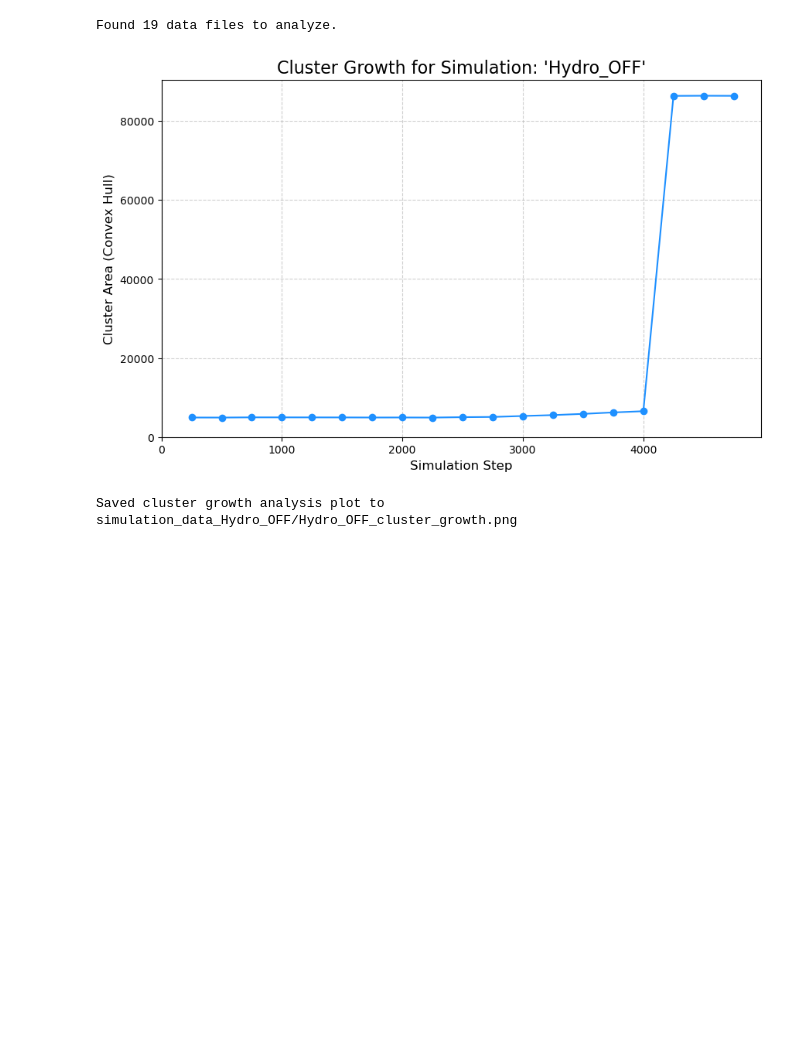
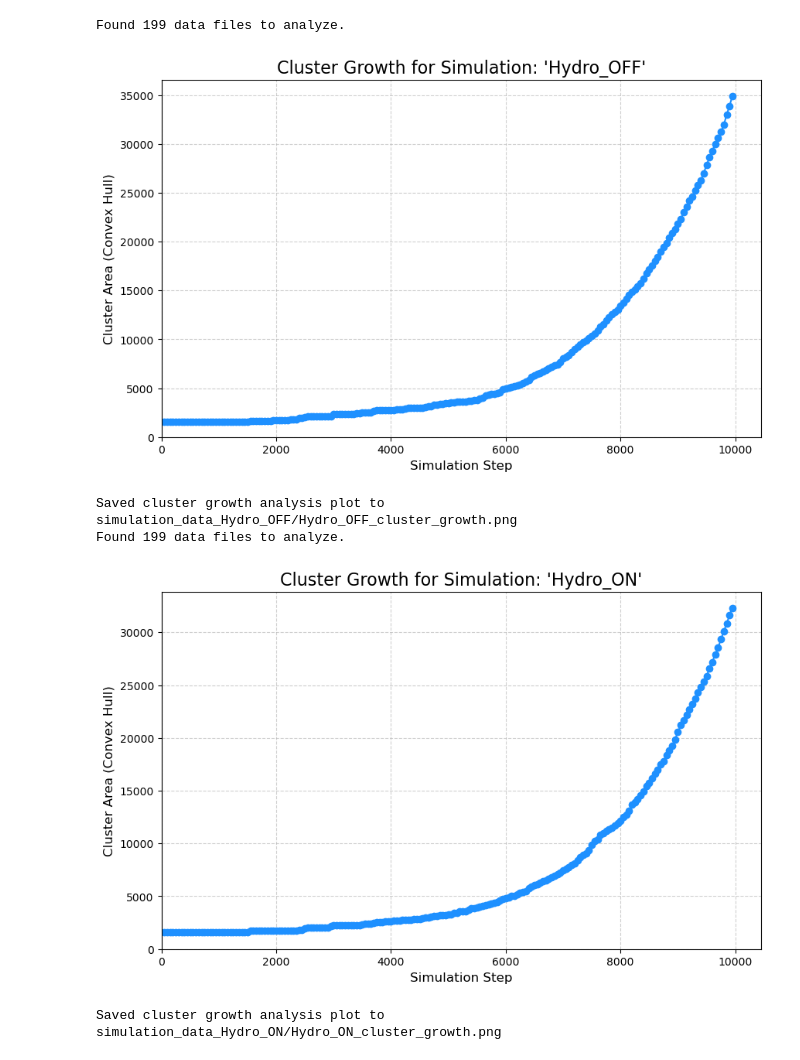
Before and after one commit to samanseifi/CellFlow, a Jupyter notebook: cluster_size.ipynb, the cells around one changed output. Cells and saved outputs as stored; diff of their text form; code cells hidden in the pictures; blank space fills up the shorter version.

```diff
--- a/cluster_size.ipynb
+++ b/cluster_size.ipynb
@@ -63,34 +63,49 @@ def analyze_cluster_growth(output_dir, simulation_name):
 
     # --- Plot the results ---
     fig, ax = plt.subplots(figsize=(10, 6))
     ax.plot(steps, areas, marker='o', linestyle='-', color='dodgerblue')
 
     # --- Style the plot for clarity ---
     ax.set_title(f"Cluster Growth for Simulation: '{simulation_name}'", fontsize=16)
     ax.set_xlabel("Simulation Step", fontsize=12)
     ax.set_ylabel("Cluster Area (Convex Hull)", fontsize=12)
     ax.grid(True, linestyle='--', alpha=0.6)
     ax.set_xlim(left=0)
     ax.set_ylim(bottom=0)
 
     # Save the plot
     output_filename = os.path.join(output_dir, f"{simulation_name}_cluster_growth.png")
     plt.savefig(output_filename)
     plt.show()
 
     print(f"Saved cluster growth analysis plot to {output_filename}")
 
+    # return the data for further analysis if needed
+    return steps, areas
+
 
 if __name__ == '__main__':
     # --- USER CONFIGURATION ---
     # Specify which simulation run you want to analyze
     simulation_name = 'Hydro_OFF'  # Options: 'Hydro_ON', 'Hydro_OFF', 'main', 'A2'
     # ----------------------------------------
 
     output_dir = f"simulation_data_{simulation_name}"
 
-    analyze_cluster_growth(output_dir, simulation_name)
+    steps_off, areas_off = analyze_cluster_growth(output_dir, simulation_name)
+
+        # --- USER CONFIGURATION ---
+    # Specify which simulation run you want to analyze
+    simulation_name = 'Hydro_ON'  # Options: 'Hydro_ON', 'Hydro_OFF', 'main', 'A2'
+    # ----------------------------------------
+
+    output_dir = f"simulation_data_{simulation_name}"
+
+    steps_on, areas_on = analyze_cluster_growth(output_dir, simulation_name)
 # %% [output]
-Found 19 data files to analyze.
+Found 199 data files to analyze.
-[figure, old version]
+[figure, new version]
 Saved cluster growth analysis plot to simulation_data_Hydro_OFF/Hydro_OFF_cluster_growth.png
+Found 199 data files to analyze.
+[figure, added]
+Saved cluster growth analysis plot to simulation_data_Hydro_ON/Hydro_ON_cluster_growth.png
```
Also changed, not shown: parts of 1 cell of this notebook, 4 other files.
